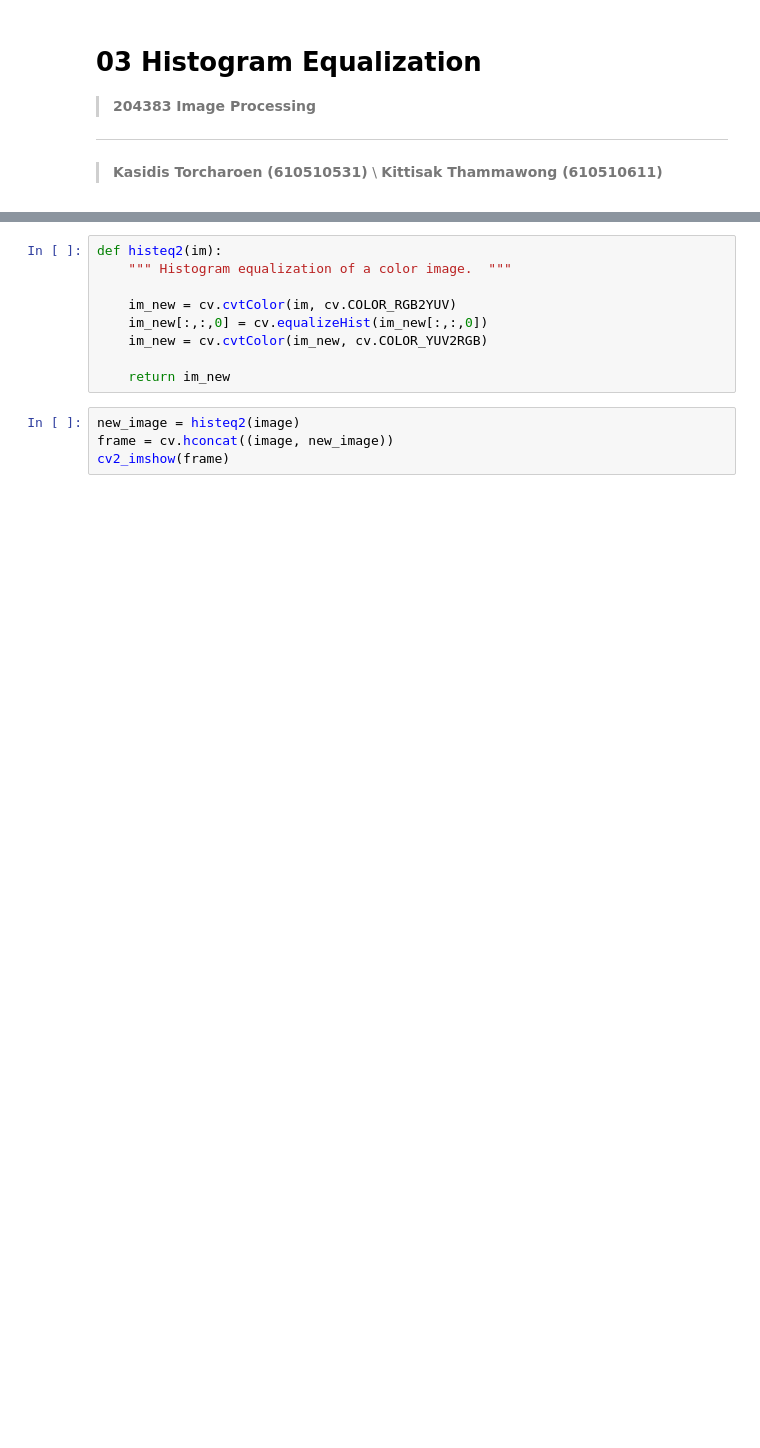
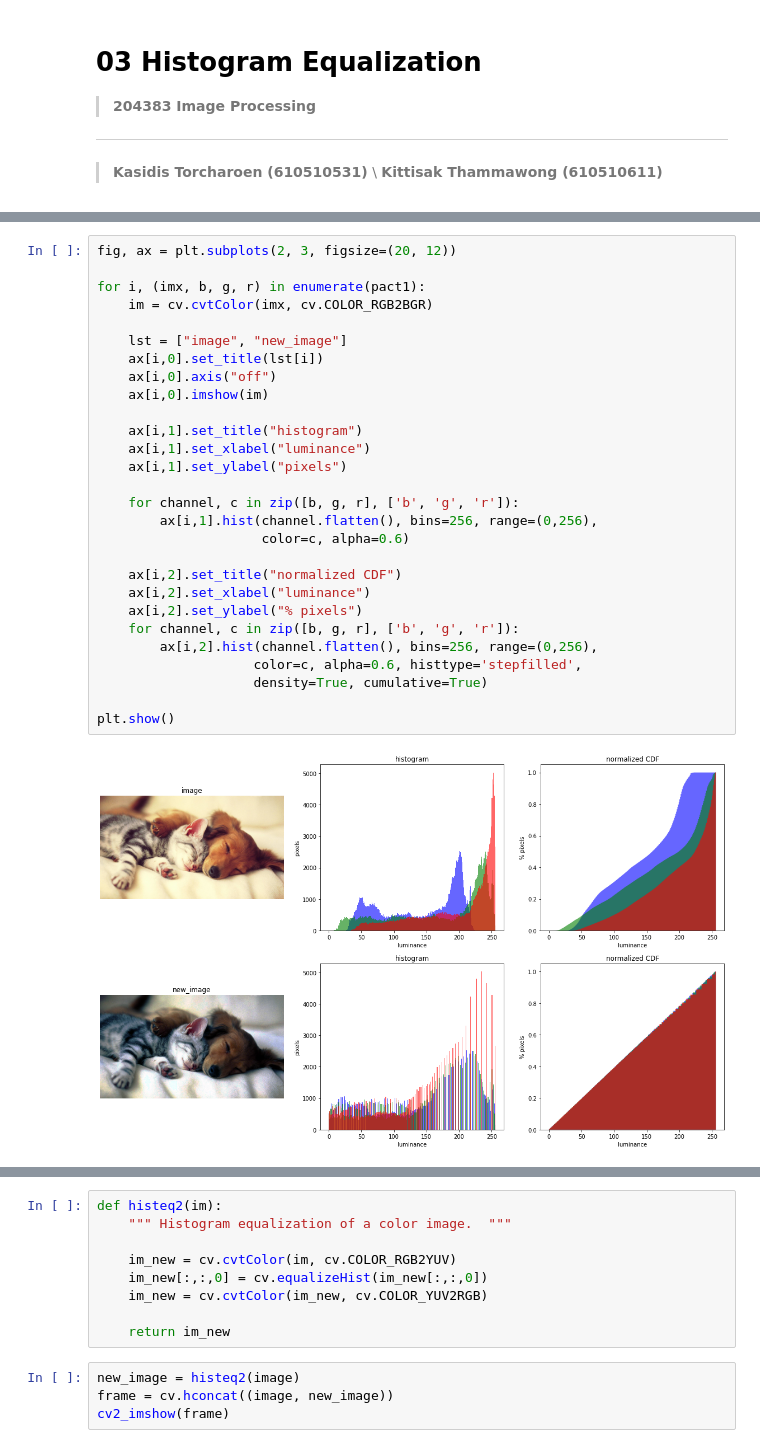
Before and after one commit to tackulus/204383, a Jupyter notebook: Code03.ipynb, the cells around one changed output, grey strips where cells are left out. Saved outputs shown, nothing was run; the diff lists cells and outputs as text; blank space fills up the shorter version.

```diff
--- a/Code03.ipynb
+++ b/Code03.ipynb
@@ -24,0 +64,30 @@ image = cv.cvtColor(image, cv.COLOR_BGR2RGB)
+# %%
+fig, ax = plt.subplots(2, 3, figsize=(20, 12))
+
+for i, (imx, b, g, r) in enumerate(pact1):
+    im = cv.cvtColor(imx, cv.COLOR_RGB2BGR)
+
+    lst = ["image", "new_image"]
+    ax[i,0].set_title(lst[i])
+    ax[i,0].axis("off")
+    ax[i,0].imshow(im)
+
+    ax[i,1].set_title("histogram")
+    ax[i,1].set_xlabel("luminance")
+    ax[i,1].set_ylabel("pixels")
+
+    for channel, c in zip([b, g, r], ['b', 'g', 'r']):
+        ax[i,1].hist(channel.flatten(), bins=256, range=(0,256),
+                     color=c, alpha=0.6)
+
+    ax[i,2].set_title("normalized CDF")
+    ax[i,2].set_xlabel("luminance")
+    ax[i,2].set_ylabel("% pixels")
+    for channel, c in zip([b, g, r], ['b', 'g', 'r']):
+        ax[i,2].hist(channel.flatten(), bins=256, range=(0,256),
+                    color=c, alpha=0.6, histtype='stepfilled',
+                    density=True, cumulative=True)
+
+plt.show()
+# %% [output]
+[figure, added]
```
Also changed, not shown: parts of 16 cells of this notebook.
